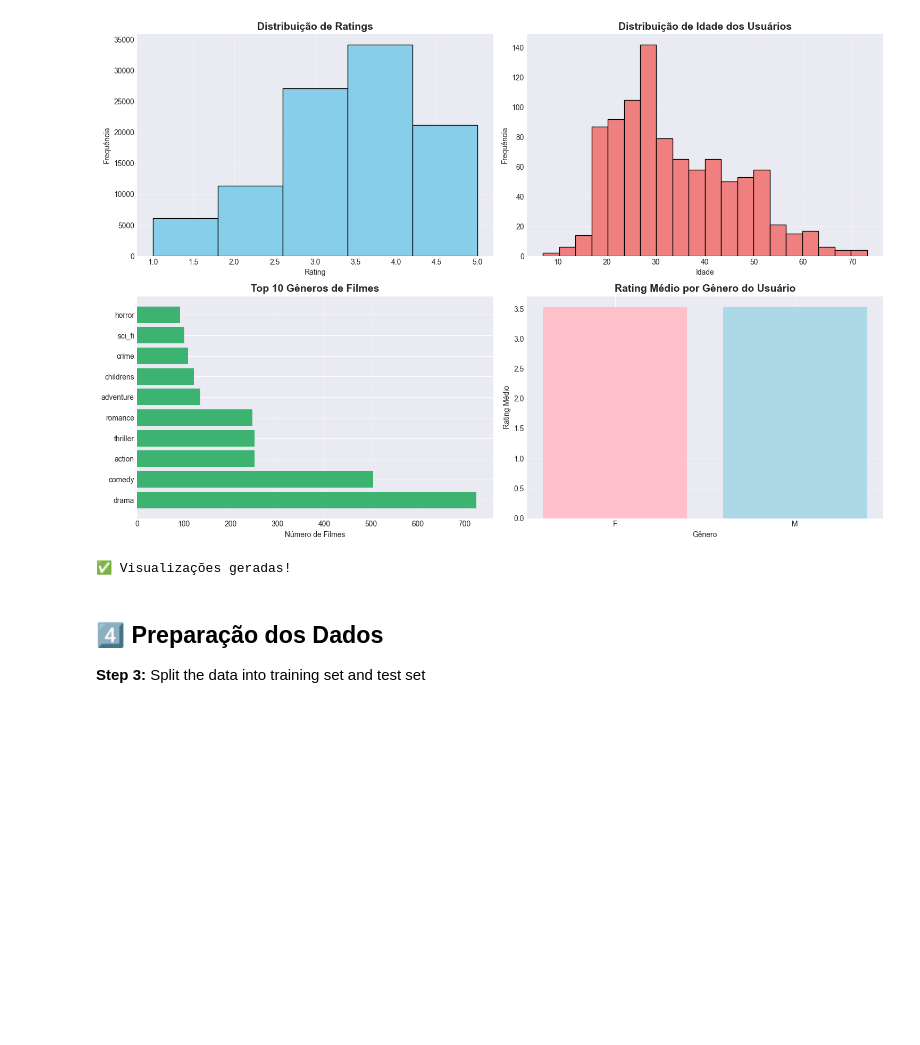
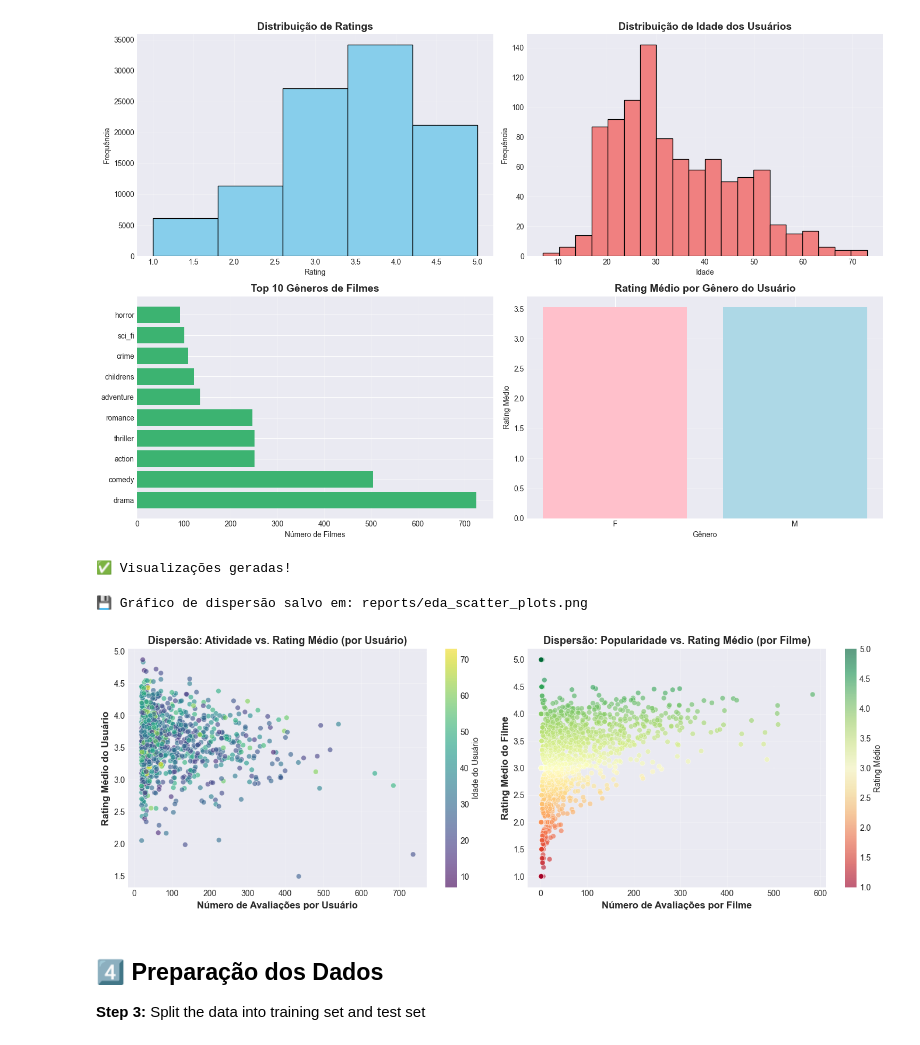
Before and after one commit to alecct812/Projeto-Machine-Learning, a Jupyter notebook: notebooks/parte3_analise_modelagem.ipynb, the cells around one changed output. Cells and saved outputs as stored; diff of their text form; code cells hidden in the pictures; blank space fills up the shorter version.

```diff
--- a/notebooks/parte3_analise_modelagem.ipynb
+++ b/notebooks/parte3_analise_modelagem.ipynb
@@ -284,6 +284,76 @@ print("✅ Visualizações geradas!")
 💾 Gráfico salvo em: reports/eda_visualizacoes.png
 [figure]
 ✅ Visualizações geradas!
+# %%
+# Gráfico de Dispersão - Análise Exploratória Adicional (EDA)
+# Visualizar relações entre variáveis contínuas
+
+fig, axes = plt.subplots(1, 2, figsize=(14, 5))
+
+# 1. Scatter Plot: Número de Avaliações por Usuário vs. Rating Médio do Usuário
+user_stats = ratings_df.groupby('user_id').agg(
+    num_ratings=('rating', 'count'),
+    avg_rating=('rating', 'mean')
+).reset_index()
+
+# Merge com idade
+user_stats = user_stats.merge(users_df[['user_id', 'age']], on='user_id')
+
+ax1 = axes[0]
+scatter1 = ax1.scatter(
+    user_stats['num_ratings'],
+    user_stats['avg_rating'],
+    c=user_stats['age'],  # Colorir por idade
+    cmap='viridis',
+    alpha=0.6,
+    s=40,
+    edgecolor='white',
+    linewidth=0.5
+)
+ax1.set_xlabel('Número de Avaliações por Usuário', fontsize=12, fontweight='bold')
+ax1.set_ylabel('Rating Médio do Usuário', fontsize=12, fontweight='bold')
+ax1.set_title('Dispersão: Atividade vs. Rating Médio (por Usuário)', fontsize=13, fontweight='bold')
+ax1.grid(True, alpha=0.3)
+cbar1 = plt.colorbar(scatter1, ax=ax1)
+cbar1.set_label('Idade do Usuário', fontsize=10)
+
+# 2. Scatter Plot: Número de Avaliações por Filme vs. Rating Médio do Filme
+movie_stats = ratings_df.groupby('movie_id').agg(
+    num_ratings=('rating', 'count'),
+    avg_rating=('rating', 'mean')
+).reset_index()
+
+ax2 = axes[1]
+scatter2 = ax2.scatter(
+    movie_stats['num_ratings'],
+    movie_stats['avg_rating'],
+    c=movie_stats['avg_rating'],  # Colorir por rating médio
+    cmap='RdYlGn',
+    alpha=0.6,
+    s=40,
+    edgecolor='white',
+    linewidth=0.5
+)
+ax2.set_xlabel('Número de Avaliações por Filme', fontsize=12, fontweight='bold')
+ax2.set_ylabel('Rating Médio do Filme', fontsize=12, fontweight='bold')
+ax2.set_title('Dispersão: Popularidade vs. Rating Médio (por Filme)', fontsize=13, fontweight='bold')
+ax2.grid(True, alpha=0.3)
+cbar2 = plt.colorbar(scatter2, ax=ax2)
+cbar2.set_label('Rating Médio', fontsize=10)
+
+plt.tight_layout()
+
+# Salvar figura na pasta reports/
+import os
+reports_dir = '../reports'
+os.makedirs(reports_dir, exist_ok=True)
+fig.savefig(os.path.join(reports_dir, 'eda_scatter_plots.png'), dpi=300, bbox_inches='tight')
+print("💾 Gráfico de dispersão salvo em: reports/eda_scatter_plots.png")
+
+plt.show()
+# %% [output]
+💾 Gráfico de dispersão salvo em: reports/eda_scatter_plots.png
+[figure, added]
 # %% [markdown]
 ## 4️⃣ Preparação dos Dados
 
```
Also changed, not shown: parts of 21 cells of this notebook, 40 other files.
